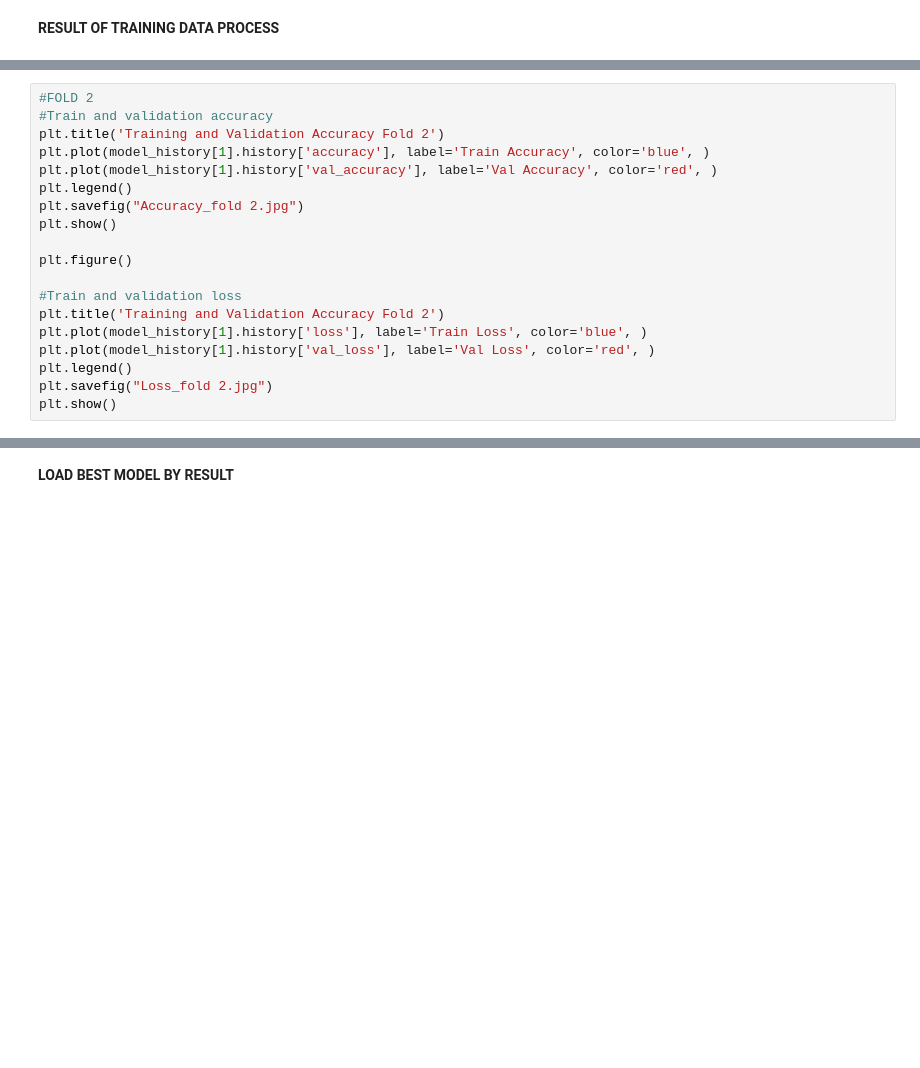
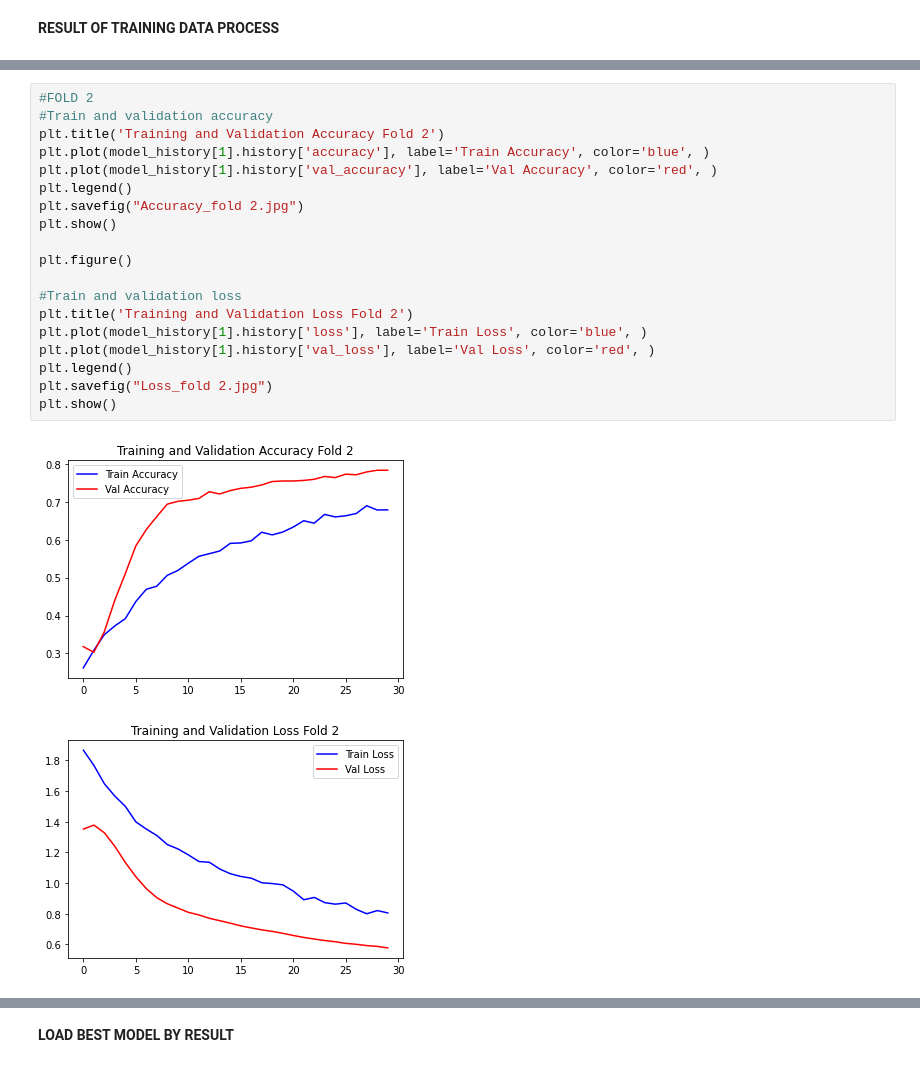
Before and after one commit to avishatr/TA, a Jupyter notebook: alexnet-corn-or-maize-disease-detectection.ipynb, the cells around one changed output, grey strips where cells are left out. Drawn from its saved outputs; the diff is of its cells as text; blank space fills up the shorter version.

```diff
--- a/alexnet-corn-or-maize-disease-detectection.ipynb
+++ b/alexnet-corn-or-maize-disease-detectection.ipynb
@@ -235,22 +284,25 @@ plt.show()
 # %%
 #FOLD 2
 #Train and validation accuracy
 plt.title('Training and Validation Accuracy Fold 2')
 plt.plot(model_history[1].history['accuracy'], label='Train Accuracy', color='blue', )
 plt.plot(model_history[1].history['val_accuracy'], label='Val Accuracy', color='red', )
 plt.legend()
 plt.savefig("Accuracy_fold 2.jpg")
 plt.show()
 
 plt.figure()
 
 #Train and validation loss
-plt.title('Training and Validation Accuracy Fold 2')
+plt.title('Training and Validation Loss Fold 2')
 plt.plot(model_history[1].history['loss'], label='Train Loss', color='blue', )
 plt.plot(model_history[1].history['val_loss'], label='Val Loss', color='red', )
 plt.legend()
 plt.savefig("Loss_fold 2.jpg")
 plt.show()
+# %% [output]
+[figure, added]
+[figure, added]
 # %%
 #FOLD 3
 #Train and validation accuracy
```
Also changed, not shown: parts of 19 cells of this notebook.
